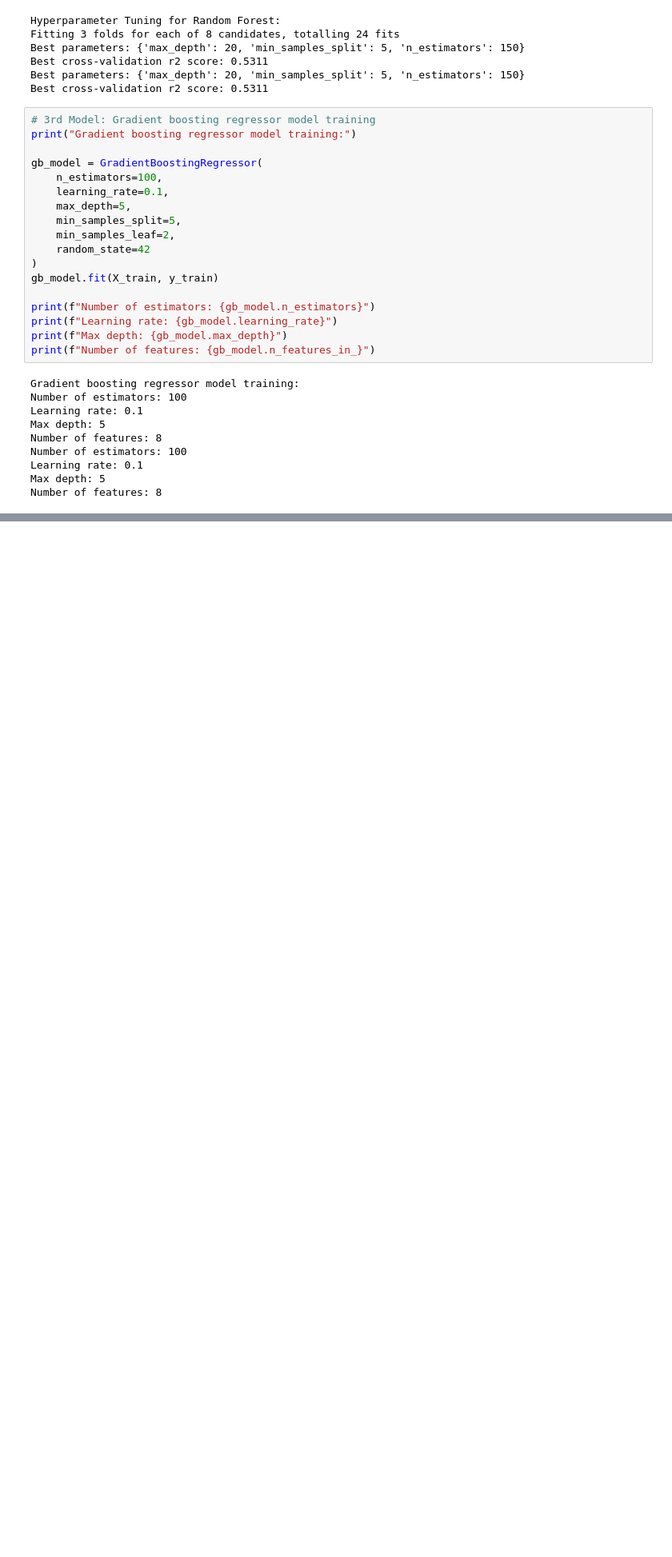
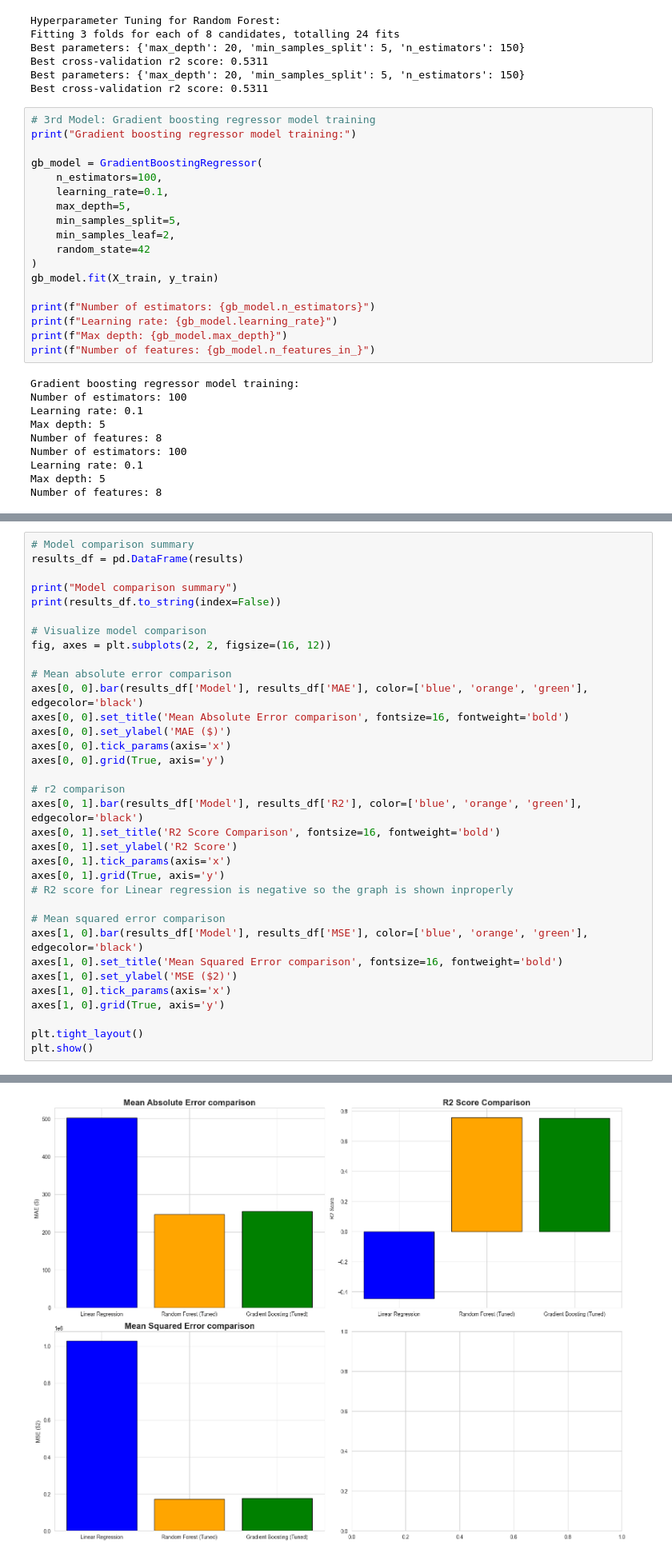
Before and after one commit to 00019257/MLDA.CW1.19257, a Jupyter notebook: apartment_price_prediction.ipynb, the cells around one changed output, grey strips where cells are left out. Shown at 80% size. Cells and saved outputs as stored; diff of their text form; blank space fills up the shorter version.

Commit message:
Completed Model evaluation, best model is selected, commented the codes and explained everything in Readme file

```diff
--- a/apartment_price_prediction.ipynb
+++ b/apartment_price_prediction.ipynb
@@ -575,0 +634,35 @@ Best cross-validation r2 score: 0.5413
+# %%
+# Model comparison summary
+results_df = pd.DataFrame(results)
+
+print("Model comparison summary")
+print(results_df.to_string(index=False))
+
+# Visualize model comparison
+fig, axes = plt.subplots(2, 2, figsize=(16, 12))
+
+# Mean absolute error comparison
+axes[0, 0].bar(results_df['Model'], results_df['MAE'], color=['blue', 'orange', 'green'], edgecolor='black')
+axes[0, 0].set_title('Mean Absolute Error comparison', fontsize=16, fontweight='bold')
+axes[0, 0].set_ylabel('MAE ($)')
+axes[0, 0].tick_params(axis='x')
+axes[0, 0].grid(True, axis='y')
+
+# r2 comparison
+axes[0, 1].bar(results_df['Model'], results_df['R2'], color=['blue', 'orange', 'green'], edgecolor='black')
+axes[0, 1].set_title('R2 Score Comparison', fontsize=16, fontweight='bold')
+axes[0, 1].set_ylabel('R2 Score')
+axes[0, 1].tick_params(axis='x')
+axes[0, 1].grid(True, axis='y')
+# R2 score for Linear regression is negative so the graph is shown inproperly
+
+# Mean squared error comparison
+axes[1, 0].bar(results_df['Model'], results_df['MSE'], color=['blue', 'orange', 'green'], edgecolor='black')
+axes[1, 0].set_title('Mean Squared Error comparison', fontsize=16, fontweight='bold')
+axes[1, 0].set_ylabel('MSE ($2)')
+axes[1, 0].tick_params(axis='x')
+axes[1, 0].grid(True, axis='y')
+
+plt.tight_layout()
+plt.show()
+# %% [output]
@@ -575,0 +674 @@ Best cross-validation r2 score: 0.5413
+[figure, added]
```
Also changed, not shown: parts of 12 cells of this notebook, 1 other file.
